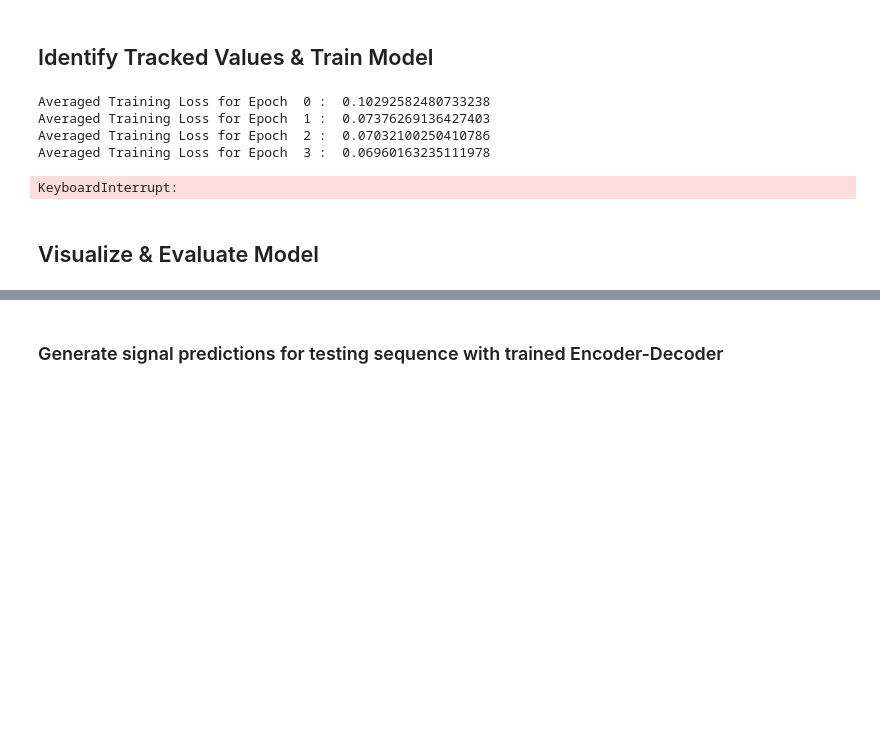
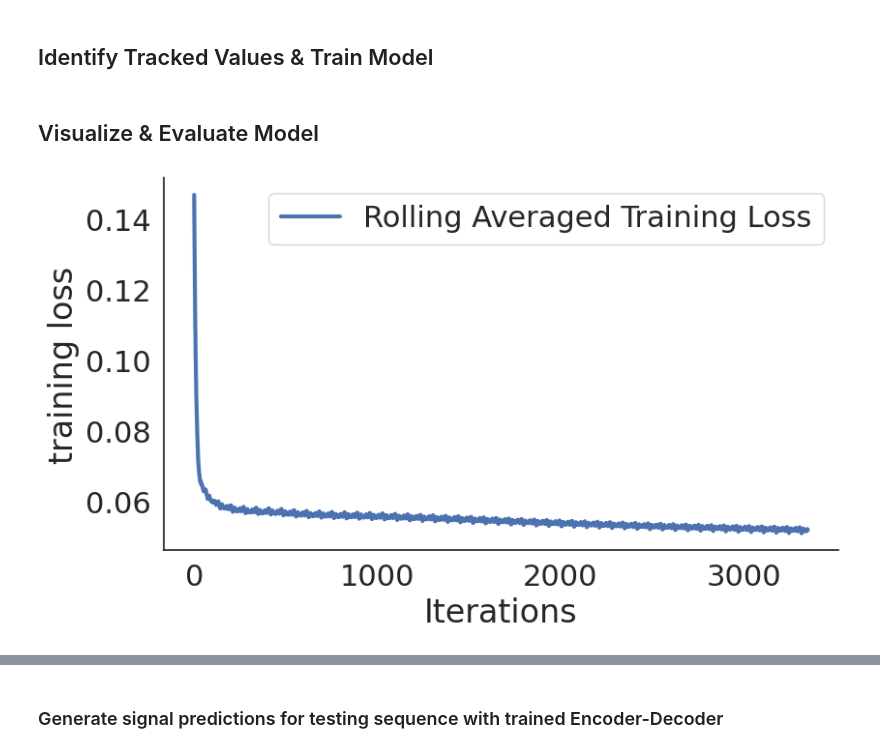
Before and after one commit to emmabacarra/Phys-417, a Jupyter notebook: Lab 6 - Encoder-Decoder RNNs/Lab6_Report.ipynb, the cells around one changed output, grey strips where cells are left out. Cells and saved outputs as stored; diff of their text form; code cells hidden in the pictures; blank space fills up the shorter version.

```diff
--- a/Lab 6 - Encoder-Decoder RNNs/Lab6_Report.ipynb
+++ b/Lab 6 - Encoder-Decoder RNNs/Lab6_Report.ipynb
@@ -210,7 +199,7 @@ learning_rate = 0.01
 epochs = 50
 
 # Define batch size and num_features/timestep (this is simply the last dimension of train_output_seqs)
-batchsize = 5
+batchsize = 50
 num_features = train_output_seqs.shape[2]
 
 # Define loss function/optimizer
@@ -220,7 +209,7 @@ optimizer = torch.optim.Adam(Encoder_Decoder_RNN.parameters(), lr=learning_rate)
 # Model should take the hidden state and output from the encoder, then
 #   forward pass it into the decoder, which takes those values and uses
 #   them to output a final prediction
-Encoder_Decoder_RNN
+Encoder_Decoder_RNN.cuda()
 # %% [output]
 Encoder_Decoder(
   (Encoder): Encoder(
@@ -239,8 +228,8 @@ train_loss_list = []
 
 
 # Convert training dataset into torch tensors
-train_input_seqs = torch.from_numpy(train_input_seqs).float()
-train_output_seqs = torch.from_numpy(train_output_seqs).float()
+train_input_seqs = torch.from_numpy(train_input_seqs).float().cuda()
+train_output_seqs = torch.from_numpy(train_output_seqs).float().cuda()
 
 # Split the training data into mini-batches
 # Skipping the last mini-batch since its size can be smaller than the set batchsize
@@ -250,7 +239,9 @@ train_batches_targets = torch.split(train_output_seqs, batchsize)[:-1]
 # Compute total number of mini-batches in training data
 batch_split_num = len(train_batches_features)
 # %%
-for epoch in range(epochs): # For each epoch
+import tqdm # Use "for epoch in tqdm.trange(epochs):" to see the progress bar
+
+for epoch in tqdm.trange(epochs): # For each epoch
 
     for k in range(batch_split_num): # For each mini_batch
 
@@ -258,7 +249,7 @@ for epoch in range(epochs): # For each epoch
         hidden_state = None
 
         # initialize empty torch tensor array to store decoder output sequence
-        decoder_output_seq = torch.zeros(batchsize, decoder_outputseq_len, num_features)
+        decoder_output_seq = torch.zeros(batchsize, decoder_outputseq_len, num_features).cuda()
 
         # empty gradient buffer
         optimizer.zero_grad()
@@ -303,21 +294,17 @@ for epoch in range(epochs): # For each epoch
         # Update the RNN
         optimizer.step()
 
-    print("Averaged Training Loss for Epoch ", epoch,": ", np.mean(train_loss_list[-batch_split_num:]))
+    #print("Averaged Training Loss for Epoch ", epoch,": ", np.mean(train_loss_list[-batch_split_num:]))
-# %% [output]
-Averaged Training Loss for Epoch  0 :  0.10292582480733238
-Averaged Training Loss for Epoch  1 :  0.07376269136427403
-Averaged Training Loss for Epoch  2 :  0.07032100250410786
-Averaged Training Loss for Epoch  3 :  0.06960163235111978
-KeyboardInterrupt:
 # %% [markdown]
 ## Visualize & Evaluate Model
 # %%
-plt.figure(figsize = (12, 7))
+plt.figure(figsize = (9, 5))
 
 plt.plot(np.convolve(train_loss_list, np.ones(100), 'valid') / 100,
          linewidth = 3, label = 'Rolling Averaged Training Loss')
 plt.ylabel("training loss")
 plt.xlabel("Iterations")
 plt.legend()
 sns.despine()
+# %% [output]
+[figure, added]
```
Also changed, not shown: parts of 7 cells of this notebook.
